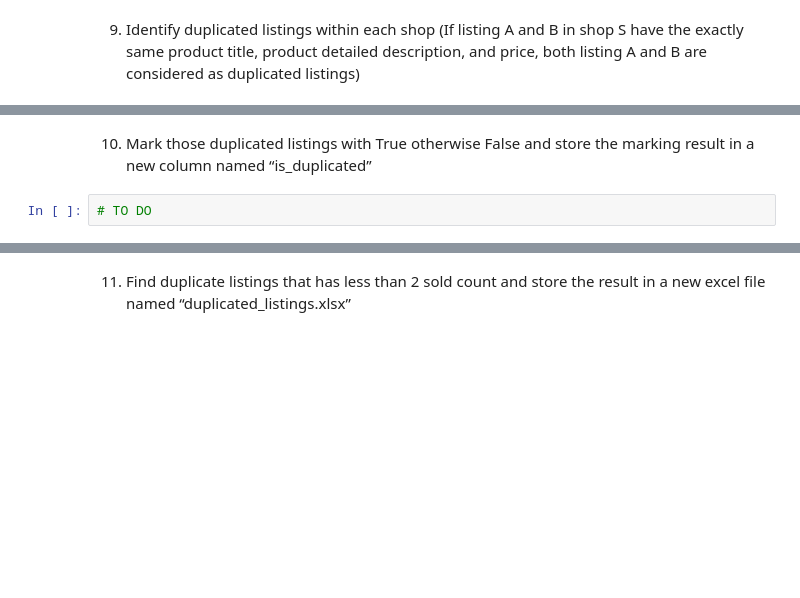
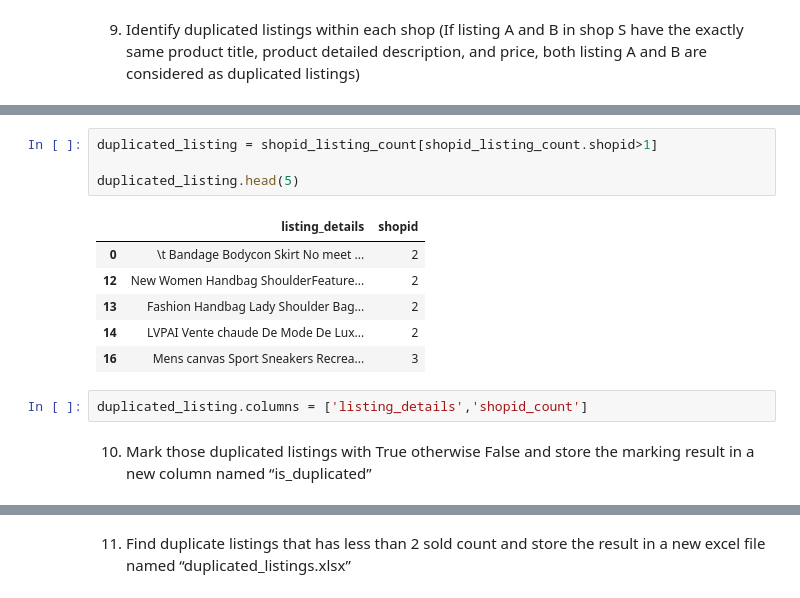
Before and after one commit to freddyjaoko/ecommerce_platform_data_analysis_project, a Jupyter notebook: Data Analysis with Python Course Project.ipynb, the cells around one changed output, grey strips where cells are left out. Saved outputs shown, nothing was run; the diff lists cells and outputs as text; blank space fills up the shorter version.

```diff
--- a/Data Analysis with Python Course Project.ipynb
+++ b/Data Analysis with Python Course Project.ipynb
@@ -127,4 +166,15 @@ Name: revenue, dtype: float64
+# %%
+duplicated_listing = shopid_listing_count[shopid_listing_count.shopid>1]
+
+duplicated_listing.head(5)
+# %% [output]
+|  | listing_details | shopid |
+| 0 | \t Bandage Bodycon Skirt No meet ... | 2 |
+| 12 | New Women Handbag ShoulderFeature... | 2 |
+| 13 | Fashion Handbag Lady Shoulder Bag... | 2 |
+| 14 | LVPAI Vente chaude De Mode De Lux... | 2 |
+| 16 | Mens canvas Sport Sneakers Recrea... | 3 |
+# %%
+duplicated_listing.columns = ['listing_details','shopid_count']
 # %% [markdown]
 10. Mark those duplicated listings with True otherwise False and store the marking result in a new column named “is_duplicated”
-# %%
-# TO DO
```
Also changed, not shown: parts of 12 cells of this notebook, 1 other file.
